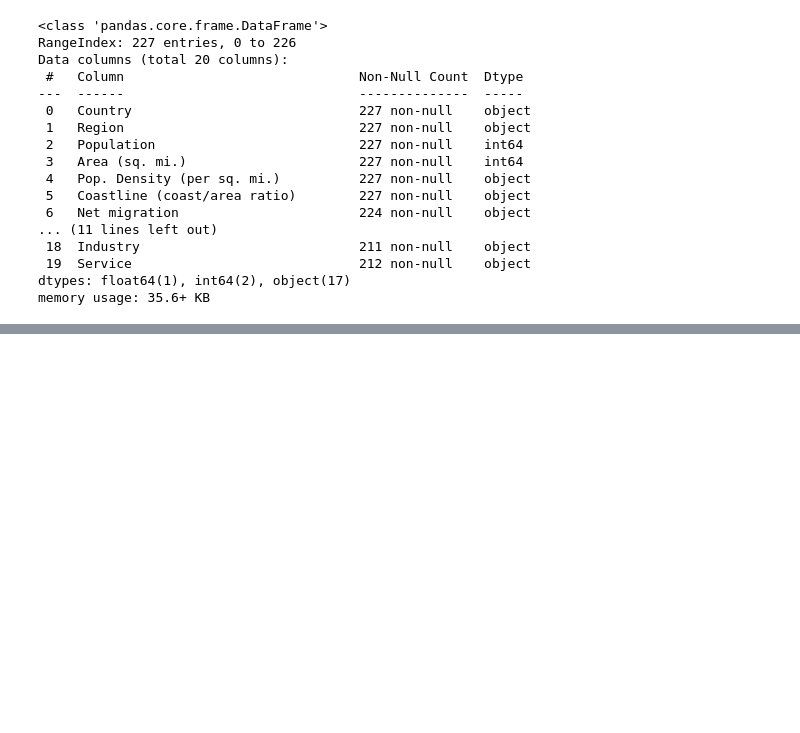
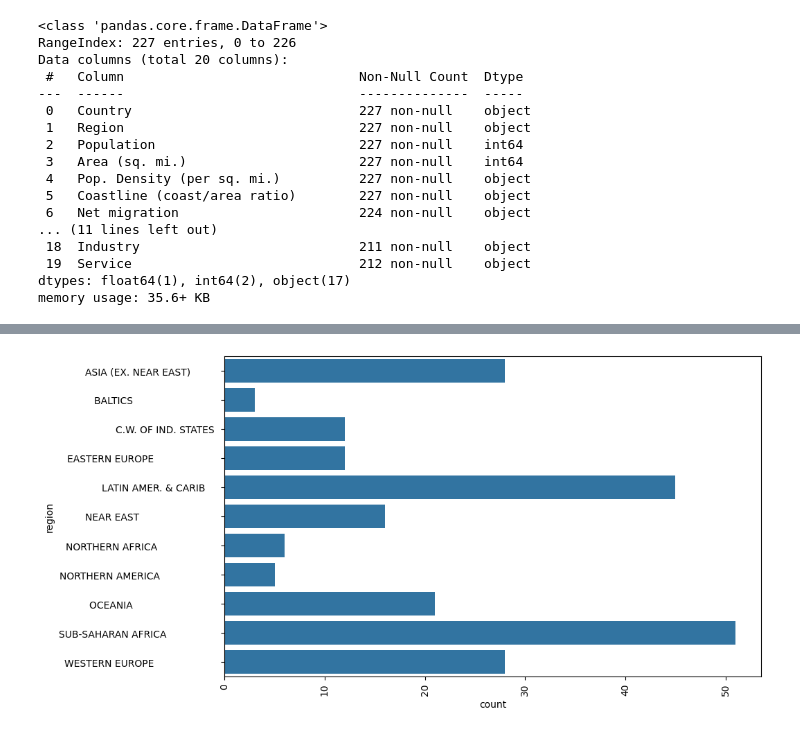
Before and after one commit to ujwalateegala/teegala-ujwala, a Jupyter notebook: project.ipynb, the cells around one changed output, grey strips where cells are left out. Cells and saved outputs as stored; diff of their text form; code cells hidden in the pictures; blank space fills up the shorter version.

```diff
--- a/project.ipynb
+++ b/project.ipynb
@@ -58,4 +58,8 @@ Data columns (total 20 columns):
  19  Service                             212 non-null    object
 dtypes: float64(1), int64(2), object(17)
 memory usage: 35.6+ KB
+# %%
+df.columns = (["country","region","population","area","density","coastline_area_ratio","net_migration","infant_mortality","gdp_per_capita",
+                  "literacy","phones","arable","crops","other","climate","birthrate","deathrate","agriculture","industry",
+                  "service"])
 # %%
@@ -112,0 +146,7 @@ AttributeError: 'function' object has no attribute 'Density'
+# %%
+plt.figure(figsize=(10,6))
+sns.countplot(df['region'])
+plt.xticks(rotation=90)
+plt.show()
+# %% [output]
+[figure, added]
```
Also changed, not shown: parts of 19 cells of this notebook.
